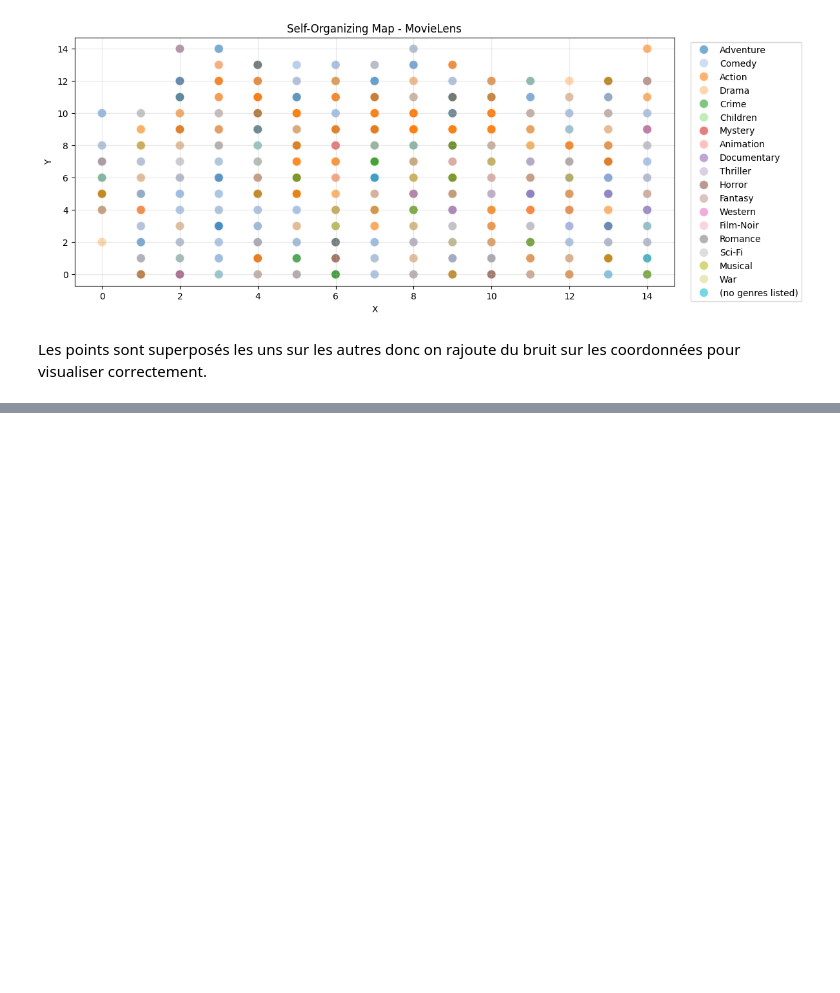
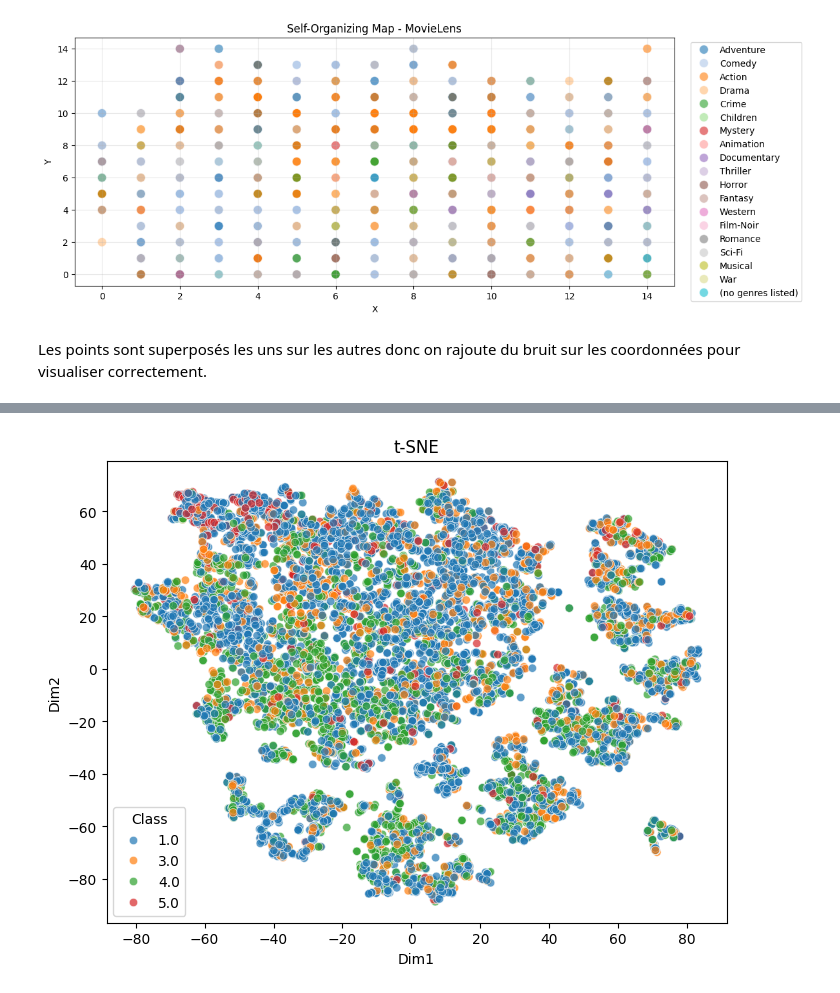
Before and after one commit to BALAKUMARKalai/Big_Data_Project, a Jupyter notebook: scripts/03_dimension_reduction.ipynb, the cells around one changed output, grey strips where cells are left out. Saved outputs shown, nothing was run; the diff lists cells and outputs as text; code cells hidden in the pictures; blank space fills up the shorter version.

```diff
--- a/scripts/03_dimension_reduction.ipynb
+++ b/scripts/03_dimension_reduction.ipynb
@@ -199,13 +207,17 @@ df_mining_supergenre = pd.read_csv('supergenres.csv')
 # %%
 
 tsne = TSNE(n_components=2, perplexity=30, init='random', learning_rate='auto')
 X_embedded = tsne.fit_transform(X_combined.toarray())
 df_tsne = pd.DataFrame(X_embedded, columns=['Dim1', 'Dim2'])
 df_tsne['Class'] = df_mining_supergenre['super_genre']
+df_tsne.to_csv('../data/df_tsne.csv', index = False)
+
 plt.figure(figsize=(8, 6))
 sns.scatterplot(data=df_tsne,x='Dim1', y='Dim2', hue='Class', palette='tab10',alpha=0.7)
 plt.title('t-SNE')
 plt.show()
+# %% [output]
+[figure, added]
 # %%
 import networkx as nx
 import plotly.graph_objects as go
```
Also changed, not shown: parts of 4 cells of this notebook, 3 other files.
